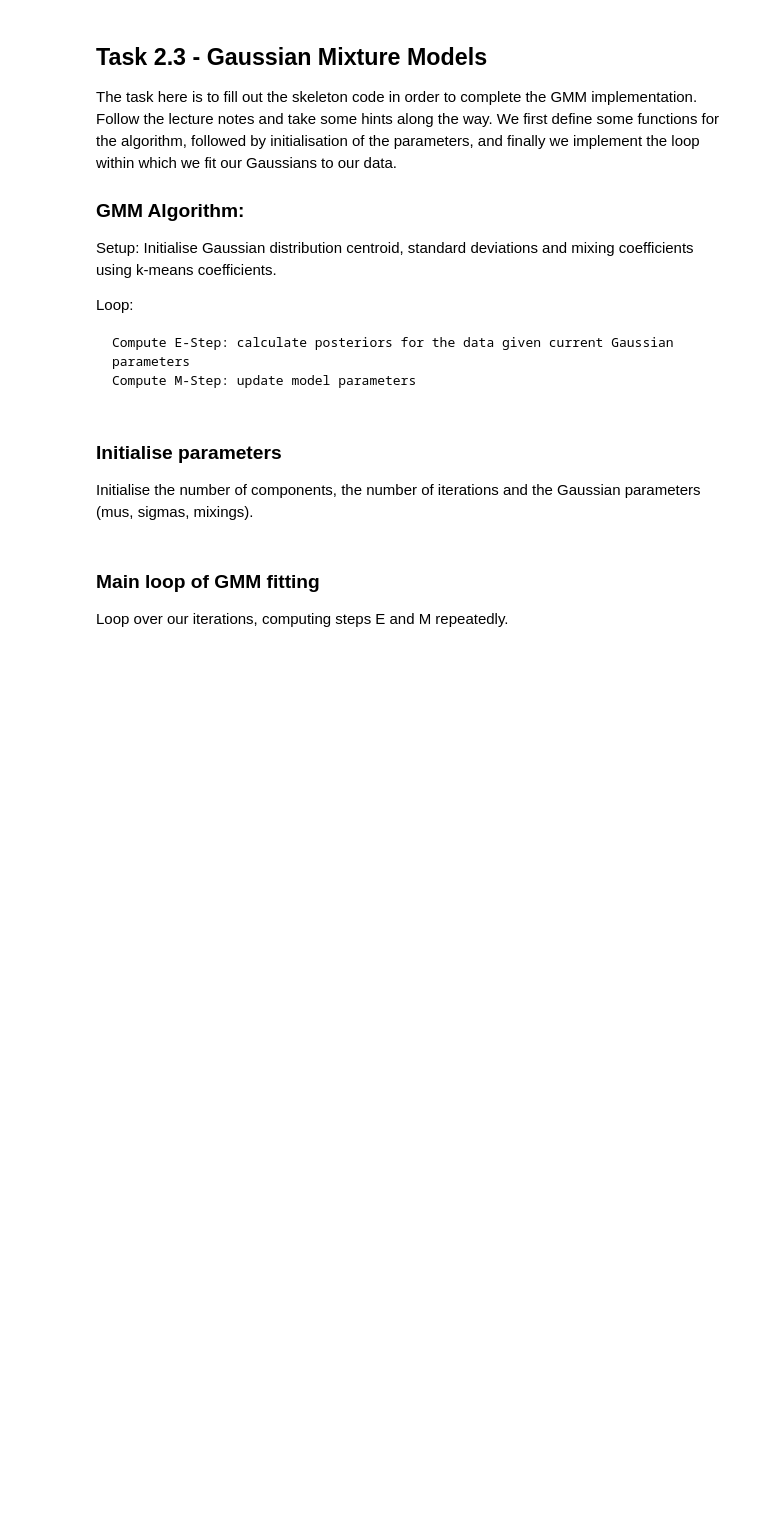
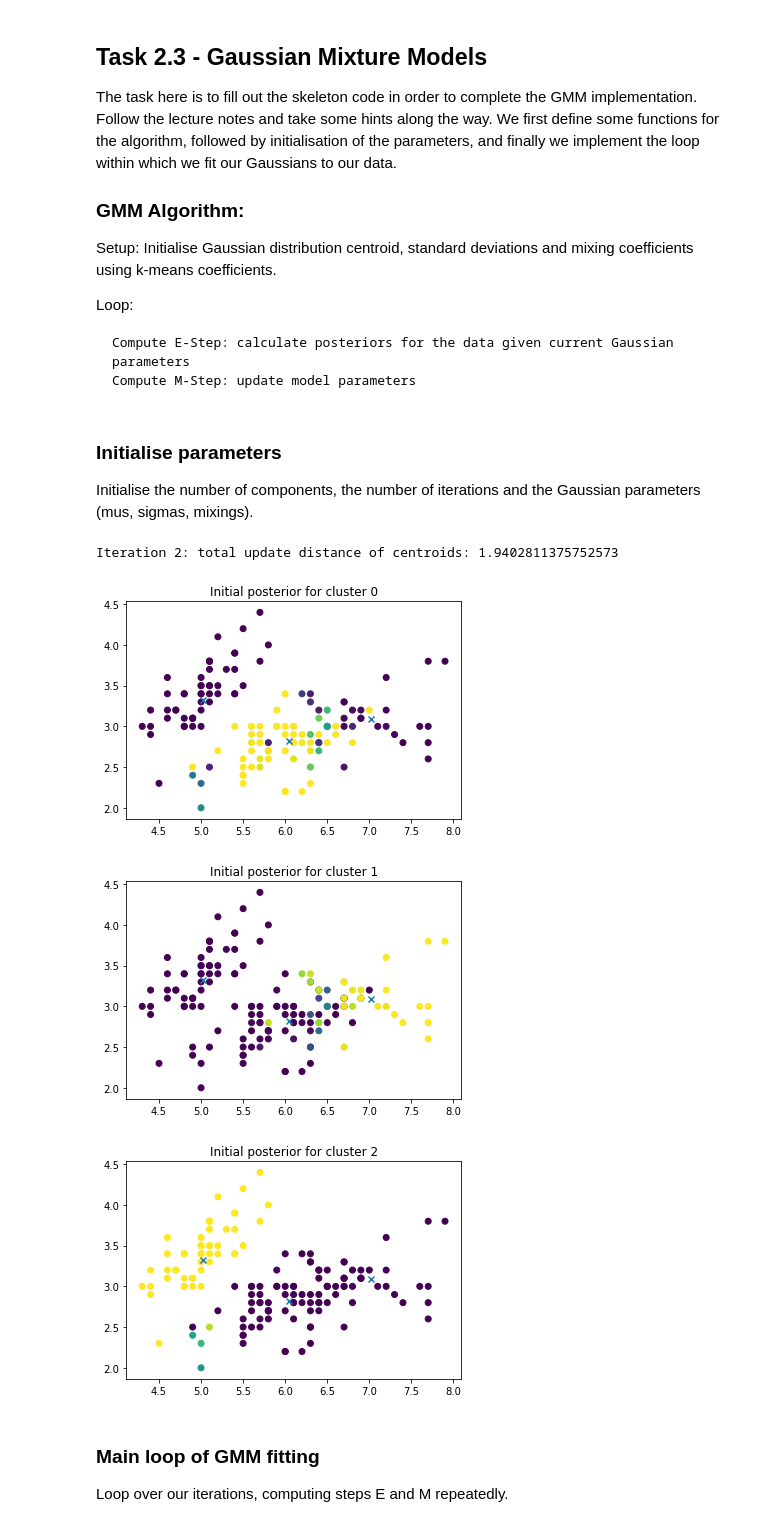
Before and after one commit to LuffyKing/BDML, a Jupyter notebook: BDML_lab2.ipynb, the cells around one changed output. Drawn from its saved outputs; the diff is of its cells as text; code cells hidden in the pictures; blank space fills up the shorter version.

```diff
--- a/BDML_lab2.ipynb
+++ b/BDML_lab2.ipynb
@@ -223,27 +257,31 @@ def update_params(data, posteriors, mix, cov, centroids):
 ### Initialise parameters
 Initialise the number of components, the number of iterations and the Gaussian parameters (mus, sigmas, mixings).
 # %%
-g =  # TODO: Select a number of Gaussians.
-n_iteration =  # TODO: Select a number of iterations.
+g =  3# TODO: Select a number of Gaussians.
+n_iteration = 1000 # TODO: Select a number of iterations.
 
 cluster_centroids = np.zeros([g, data.shape[1]])
 cov = np.zeros([data.shape[1], data.shape[1], g])
 mix = np.zeros(g)
 
 # TODO: Understand what is happening here. Hint: clustering part 2 lecture, slide 10.
 predicted_label, k_centroid = k_means(data, g, 2)
 for i_cluster in range(g):
     data_in_cluster = data[predicted_label == i_cluster, :]
     cluster_centroids[i_cluster, :] = np.mean(data_in_cluster, axis=0)
     cov[:, :, i_cluster] = np.cov(data_in_cluster.T)
     mix[i_cluster] = data_in_cluster.shape[0] / data.shape[0]
-
 # Visualisation of initial posteriors
 for i_cluster in range(g):
     plt.scatter(data[:, 0], data[:, 1], c=likelihood(data, cluster_centroids, cov, mix)[:,i_cluster])
     plt.scatter(k_centroid[:, 0], k_centroid[:, 1], marker='x')
     plt.title('Initial posterior for cluster {0}'.format(i_cluster))
     plt.show()
+# %% [output]
+Iteration 2: total update distance of centroids: 1.9402811375752573
+[figure, added]
+[figure, added]
+[figure, added]
 # %% [markdown]
 ### Main loop of GMM fitting
 Loop over our iterations, computing steps E and M repeatedly.
```
Also changed, not shown: parts of 5 cells of this notebook.
